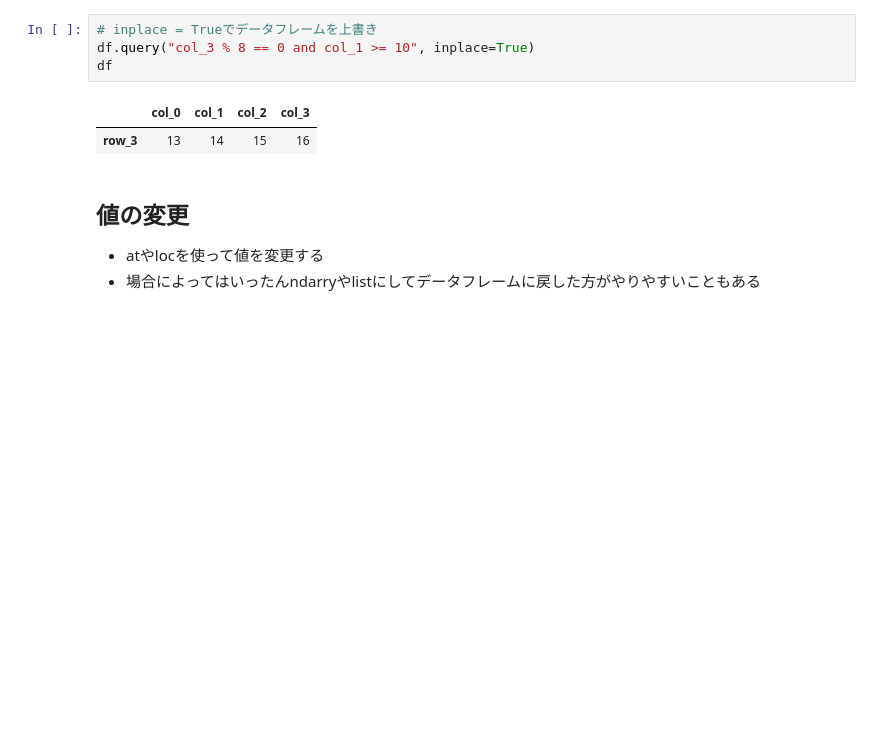
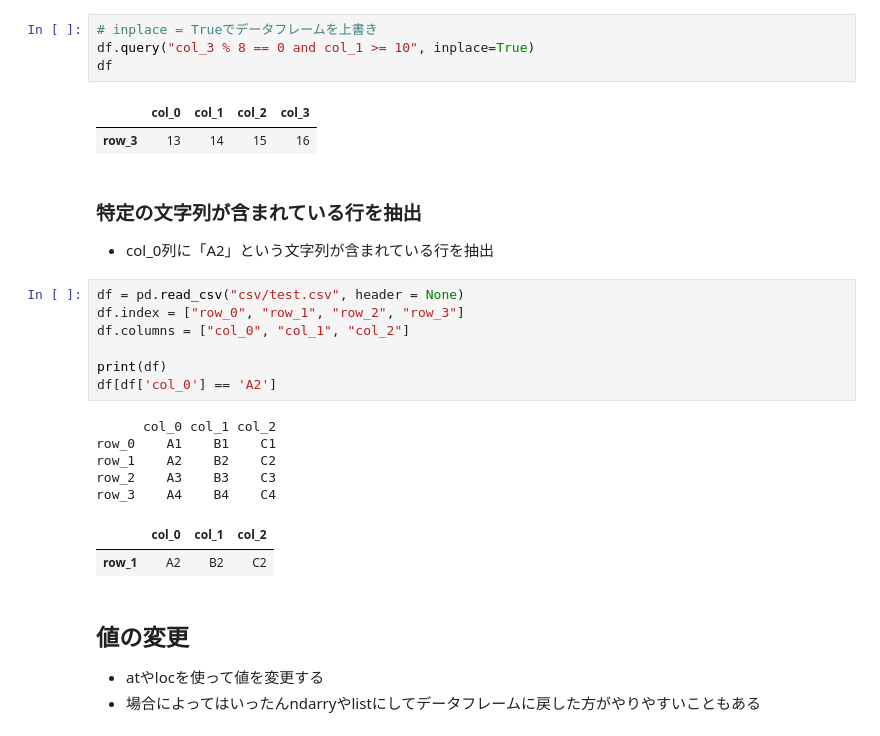
Before and after one commit to ftakao2007/python, a Jupyter notebook: jupyter_notebook/Python/pandas_base.ipynb, the cells around one changed output. Saved outputs shown, nothing was run; the diff lists cells and outputs as text; blank space fills up the shorter version.

```diff
--- a/jupyter_notebook/Python/pandas_base.ipynb
+++ b/jupyter_notebook/Python/pandas_base.ipynb
@@ -756,6 +756,25 @@ df
 # %% [output]
 |  | col_0 | col_1 | col_2 | col_3 |
 | row_3 | 13 | 14 | 15 | 16 |
+# %% [markdown]
+### 特定の文字列が含まれている行を抽出
+
+* col_0列に「A2」という文字列が含まれている行を抽出
+# %%
+df = pd.read_csv("csv/test.csv", header = None)
+df.index = ["row_0", "row_1", "row_2", "row_3"]
+df.columns = ["col_0", "col_1", "col_2"]
+
+print(df)
+df[df['col_0'] == 'A2']
+# %% [output]
+      col_0 col_1 col_2
+row_0    A1    B1    C1
+row_1    A2    B2    C2
+row_2    A3    B3    C3
+row_3    A4    B4    C4
+|  | col_0 | col_1 | col_2 |
+| row_1 | A2 | B2 | C2 |
 # %% [markdown]
 ## 値の変更
 
```
Also changed, not shown: parts of 7 cells of this notebook.
